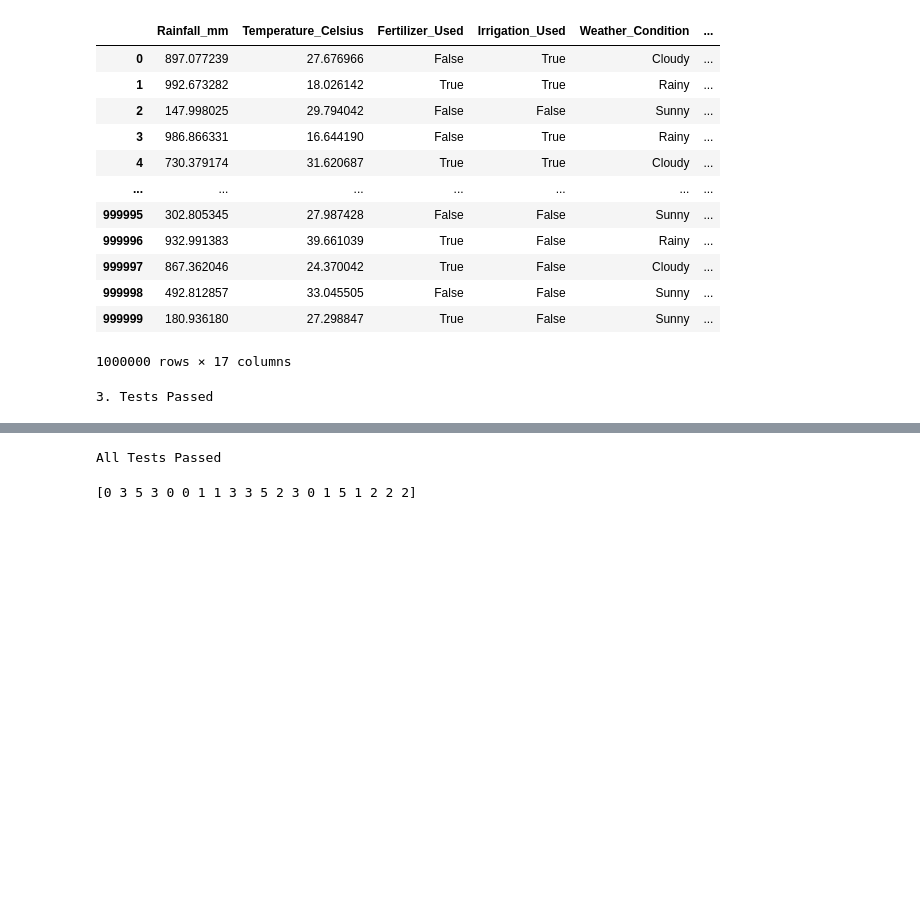
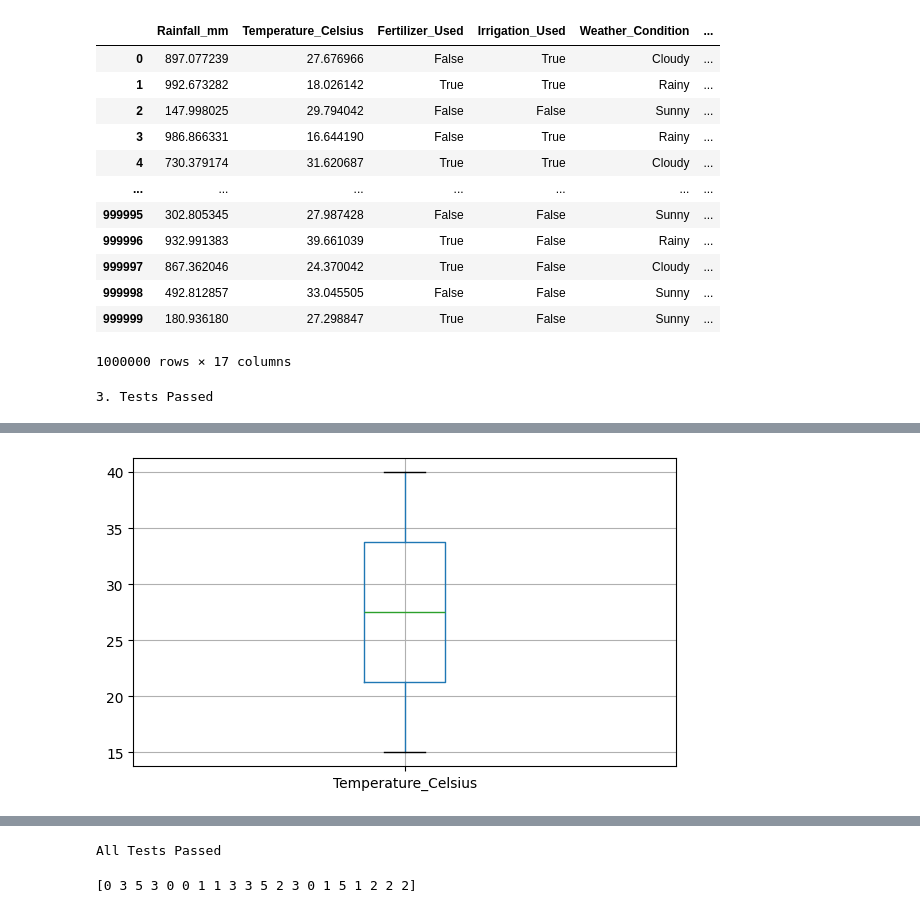
Before and after one commit to BlueJayVRStudio/CSCA5632_final, a Jupyter notebook: UnsupervisedLearningProject.ipynb, the cells around one changed output, grey strips where cells are left out. Saved outputs shown, nothing was run; the diff lists cells and outputs as text; code cells hidden in the pictures; blank space fills up the shorter version.

```diff
--- a/UnsupervisedLearningProject.ipynb
+++ b/UnsupervisedLearningProject.ipynb
@@ -167,0 +200,7 @@ print ("3. Tests Passed")
+# %%
+plt.figure(figsize=(7, 4))
+df_crop_yield[['Temperature_Celsius']].boxplot()
+plt.xticks(rotation=0)
+plt.show()
+# %% [output]
+[figure, added]
```
Also changed, not shown: parts of 16 cells of this notebook.
